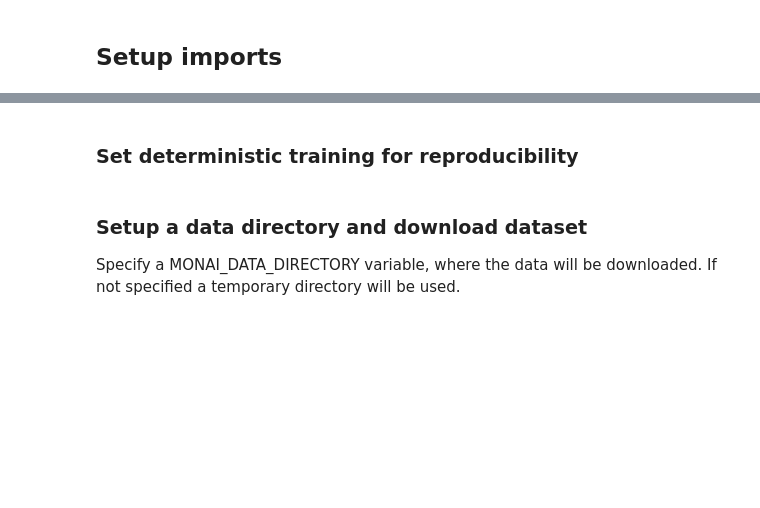
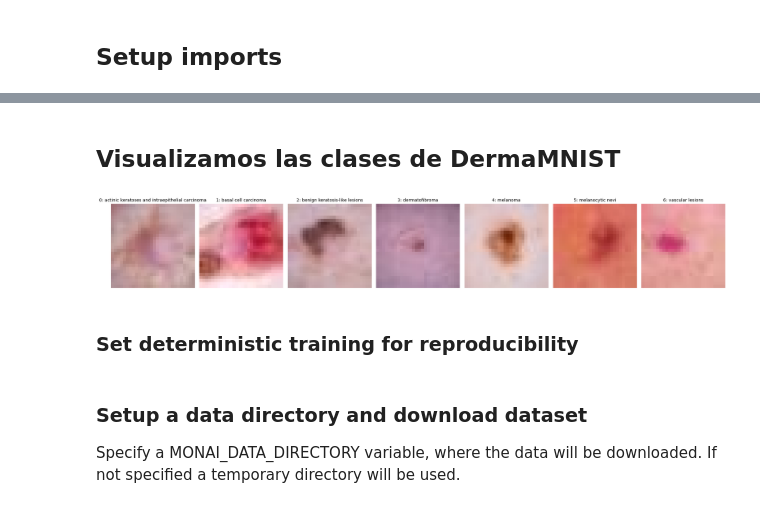
Before and after one commit to a-egealopez/tfg_informatica, a Jupyter notebook: 2d_ldm_tutorial.ipynb, the cells around one changed output, grey strips where cells are left out. Drawn from its saved outputs; the diff is of its cells as text; code cells hidden in the pictures; blank space fills up the shorter version.

```diff
--- a/2d_ldm_tutorial.ipynb
+++ b/2d_ldm_tutorial.ipynb
@@ -85,3 +86,29 @@ For details about installing the optional dependencies, please visit:
+# %% [markdown]
+## Visualizamos las clases de DermaMNIST
+# %%
+dataset_info = INFO['dermamnist']
+label_dict = dataset_info['label']
+
+preview_data = DermaMNIST(split="train", download=True)
+
+fig, axes = plt.subplots(1, 7, figsize=(20, 5))
+found_classes = {}
+
+for img, label in zip(preview_data.imgs, preview_data.labels):
+    idx = label[0]
+    if idx not in found_classes:
+        found_classes[idx] = img
+    if len(found_classes) == 7: break
+
+for i in range(7):
+    axes[i].imshow(found_classes[i])
+    axes[i].set_title(f"{i}: {label_dict[str(i)]}", fontsize=10)
+    axes[i].axis('off')
+
+plt.tight_layout()
+plt.show()
+# %% [output]
+[figure, added]
 # %% [markdown]
 ### Set deterministic training for reproducibility
 # %%
```
Also changed, not shown: parts of 12 cells of this notebook.
